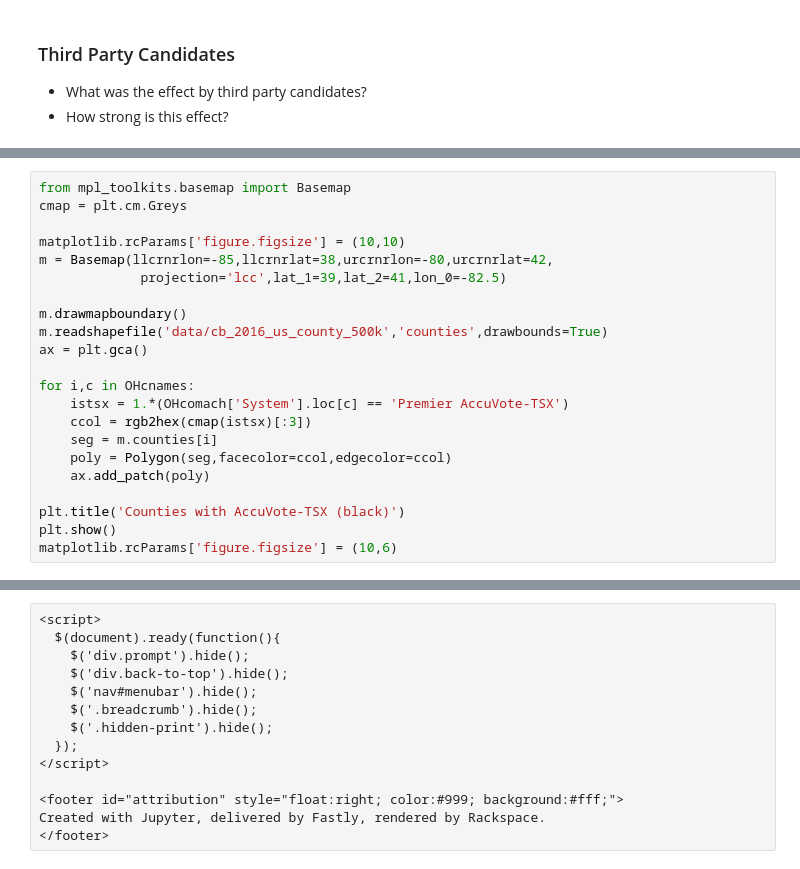
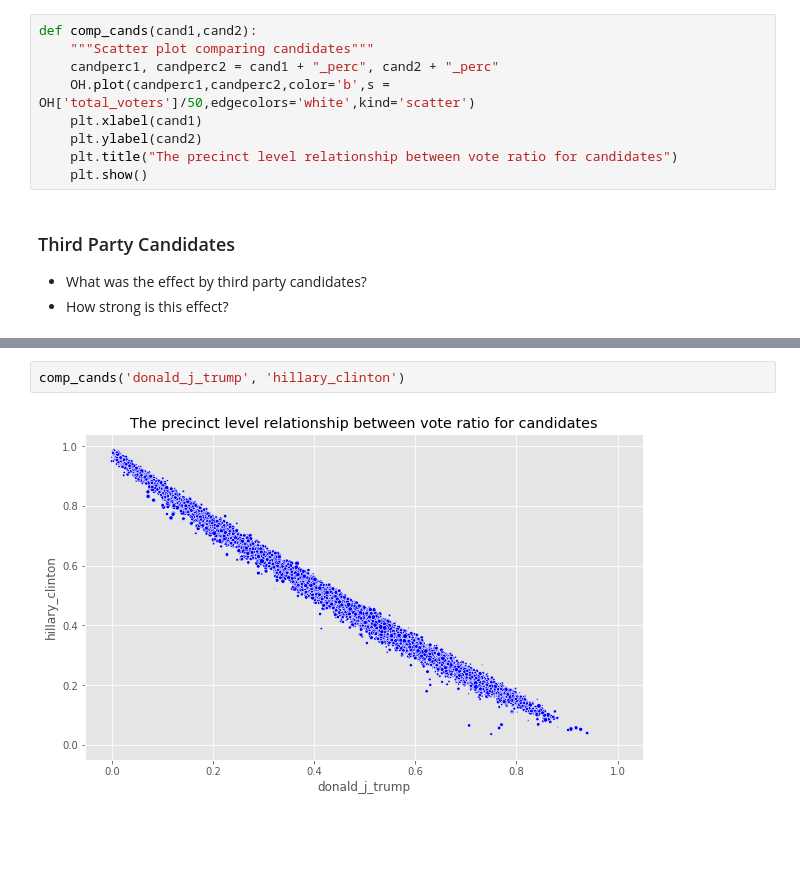
Before and after one commit to jsharpna/141Blectures, a Jupyter notebook: lecture11/lecture11.ipynb, the cells around one changed output, grey strips where cells are left out. Cells and saved outputs as stored; diff of their text form; blank space fills up the shorter version.

```diff
--- a/lecture11/lecture11.ipynb
+++ b/lecture11/lecture11.ipynb
@@ -411,3 +350,12 @@ def comp_cands(c0,c1):
+# %%
+def comp_cands(cand1,cand2):
+    """Scatter plot comparing candidates"""
+    candperc1, candperc2 = cand1 + "_perc", cand2 + "_perc"
+    OH.plot(candperc1,candperc2,color='b',s = OH['total_voters']/50,edgecolors='white',kind='scatter')
+    plt.xlabel(cand1)
+    plt.ylabel(cand2)
+    plt.title("The precinct level relationship between vote ratio for candidates")
+    plt.show()
 # %% [markdown]
 ### Third Party Candidates
 
@@ -495,22 +363,0 @@ machsum.iloc[:,[1,2,5,6]]
-# %%
-from mpl_toolkits.basemap import Basemap
-cmap = plt.cm.Greys
-
-matplotlib.rcParams['figure.figsize'] = (10,10)
-m = Basemap(llcrnrlon=-85,llcrnrlat=38,urcrnrlon=-80,urcrnrlat=42,
-             projection='lcc',lat_1=39,lat_2=41,lon_0=-82.5)
-
-m.drawmapboundary()
-m.readshapefile('data/cb_2016_us_county_500k','counties',drawbounds=True)
-ax = plt.gca()
-
-for i,c in OHcnames:
-    istsx = 1.*(OHcomach['System'].loc[c] == 'Premier AccuVote-TSX')
-    ccol = rgb2hex(cmap(istsx)[:3])
-    seg = m.counties[i]
-    poly = Polygon(seg,facecolor=ccol,edgecolor=ccol)
-    ax.add_patch(poly)
-
-plt.title('Counties with AccuVote-TSX (black)')
-plt.show()
-matplotlib.rcParams['figure.figsize'] = (10,6)
@@ -646,14 +364,4 @@ We fit a k-nearest neighbors regression to the Trump-Clinton swing variable, whi
-# %% [raw]
-<script>
-  $(document).ready(function(){
-    $('div.prompt').hide();
-    $('div.back-to-top').hide();
-    $('nav#menubar').hide();
-    $('.breadcrumb').hide();
-    $('.hidden-print').hide();
-  });
-</script>
-
-<footer id="attribution" style="float:right; color:#999; background:#fff;">
-Created with Jupyter, delivered by Fastly, rendered by Rackspace.
-</footer>
+# %%
+comp_cands('donald_j_trump', 'hillary_clinton')
+# %% [output]
+[figure, added]
```
Also changed, not shown: parts of 130 cells of this notebook, 1 other file.
